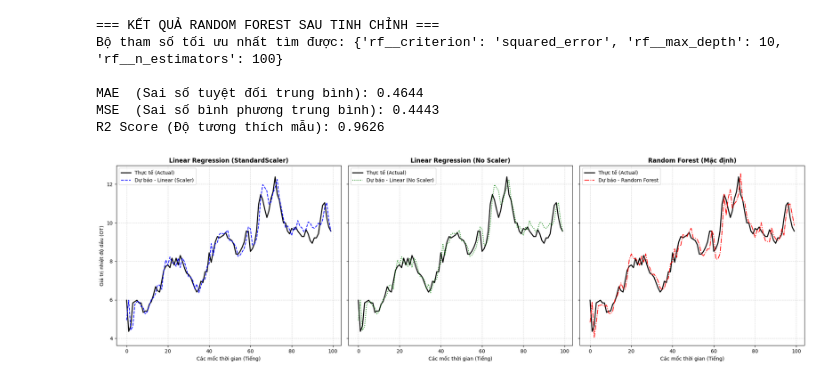
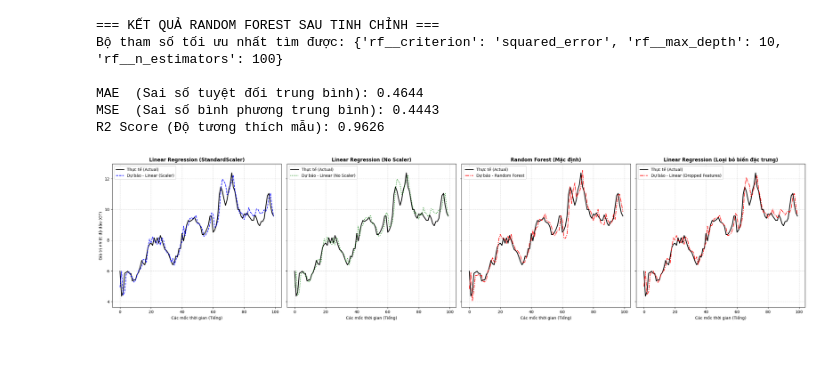
Before and after one commit to longlephanhai/Model_ETT, a Jupyter notebook: train.ipynb, the cells around one changed output. Cells and saved outputs as stored; diff of their text form; code cells hidden in the pictures; blank space fills up the shorter version.

```diff
--- a/train.ipynb
+++ b/train.ipynb
@@ -54,6 +95,13 @@ y_train = y[:int(num_samples * train_ratio)]
 x_test = x[int(num_samples * train_ratio):]
 y_test = y[int(num_samples * train_ratio):]
 
+cols_to_drop = [col for col in x.columns if "MUFL" in col or "MULL" in col]
+
+feature_remover = ColumnTransformer(
+    transformers=[('drop_features', 'drop', cols_to_drop)],
+    remainder='passthrough'
+)
+
 print(f"Số lượng mẫu tập Train: {len(x_train)}")
 print(f"Số lượng mẫu tập Test: {len(x_test)}")
 # %% [output]
@@ -75,10 +123,18 @@ pipe_rf = Pipeline([
 ])
 
 
+pipe_linear_dropped = Pipeline([
+    ('selector', feature_remover),
+    ('scaler', StandardScaler()),
+    ('regressor', LinearRegression())
+])
+
+
 models = {
     "Linear": pipe_linear,
     "Linear (No Scaler)": pipe_linear_no_scaler,
-    "Random Forest (Mặc định)": pipe_rf
+    "Random Forest (Mặc định)": pipe_rf,
+    "Linear (Dropped Features)": pipe_linear_dropped
 }
 results = {}
 
@@ -172,6 +231,7 @@ R2 Score (Độ tương thích mẫu): 0.9626
 pred_linear = pipe_linear.predict(x_test)
 pred_linear_no_scaler = pipe_linear_no_scaler.predict(x_test)
 pred_rf = pipe_rf.predict(x_test)
+pred_linear_dropped = pipe_linear_dropped.predict(x_test)
 
 # 2. Cấu hình số lượng điểm dữ liệu cuối muốn vẽ (Ví dụ: 100 điểm cuối)
 zoom_steps = 100
@@ -180,44 +240,64 @@ time_axis = np.arange(zoom_steps)
 # Lấy dữ liệu thực tế của 100 điểm cuối
 actual_data = y_test.iloc[-zoom_steps:].values
 
-# 3. Khởi tạo khung tranh gồm 1 hàng và 3 cột hình nằm ngang
-fig, axes = plt.subplots(nrows=1, ncols=3, figsize=(20, 6), sharey=True)
+# 3. Khởi tạo khung tranh gồm 1 hàng và 4 cột hình nằm ngang
+fig, axes = plt.subplots(nrows=1, ncols=4, figsize=(25, 6), sharey=True)
 
 # -------------------------------------------------------------------------
 # HÌNH 1: SO SÁNH LINEAR REGRESSION (CÓ SCALER)
 # -------------------------------------------------------------------------
-axes[0].plot(time_axis, actual_data, label='Thực tế (Actual)', color='black', linewidth=2)
-axes[0].plot(time_axis, pred_linear[-zoom_steps:], label='Dự báo - Linear (Scaler)', color='blue', linewidth=1.5, linestyle='--')
-axes[0].set_title("Linear Regression (StandardScaler)", fontsize=12, fontweight='bold')
+axes[0].plot(time_axis, actual_data, label='Thực tế (Actual)',
+             color='black', linewidth=2)
+axes[0].plot(time_axis, pred_linear[-zoom_steps:],
+             label='Dự báo - Linear (Scaler)', color='blue', linewidth=1.5, linestyle='--')
+axes[0].set_title("Linear Regression (StandardScaler)",
+                  fontsize=12, fontweight='bold')
 axes[0].set_xlabel("Các mốc thời gian (Tiếng)")
 axes[0].set_ylabel("Giá trị nhiệt độ dầu (OT)")
 axes[0].grid(True, linestyle='--', alpha=0.5)
 axes[0].legend(loc='upper left')
 
 # -------------------------------------------------------------------------
 # HÌNH 2: SO SÁNH LINEAR REGRESSION (KHÔNG SCALER)
 # -------------------------------------------------------------------------
-axes[1].plot(time_axis, actual_data, label='Thực tế (Actual)', color='black', linewidth=2)
-axes[1].plot(time_axis, pred_linear_no_scaler[-zoom_steps:], label='Dự báo - Linear (No Scaler)', color='green', linewidth=1.5, linestyle=':')
-axes[1].set_title("Linear Regression (No Scaler)", fontsize=12, fontweight='bold')
+axes[1].plot(time_axis, actual_data, label='Thực tế (Actual)',
+             color='black', linewidth=2)
+axes[1].plot(time_axis, pred_linear_no_scaler[-zoom_steps:],
+             label='Dự báo - Linear (No Scaler)', color='green', linewidth=1.5, linestyle=':')
+axes[1].set_title("Linear Regression (No Scaler)",
+                  fontsize=12, fontweight='bold')
 axes[1].set_xlabel("Các mốc thời gian (Tiếng)")
 axes[1].grid(True, linestyle='--', alpha=0.5)
 axes[1].legend(loc='upper left')
 
 # -------------------------------------------------------------------------
 # HÌNH 3: SO SÁNH RANDOM FOREST
 # -------------------------------------------------------------------------
-axes[2].plot(time_axis, actual_data, label='Thực tế (Actual)', color='black', linewidth=2)
-axes[2].plot(time_axis, pred_rf[-zoom_steps:], label='Dự báo - Random Forest', color='red', linewidth=1.5, linestyle='-.')
+axes[2].plot(time_axis, actual_data, label='Thực tế (Actual)',
+             color='black', linewidth=2)
+axes[2].plot(time_axis, pred_rf[-zoom_steps:], label='Dự báo - Random Forest',
+             color='red', linewidth=1.5, linestyle='-.')
 axes[2].set_title("Random Forest (Mặc định)", fontsize=12, fontweight='bold')
 axes[2].set_xlabel("Các mốc thời gian (Tiếng)")
 axes[2].grid(True, linestyle='--', alpha=0.5)
 axes[2].legend(loc='upper left')
+
+# -------------------------------------------------------------------------
+# HÌNH 4: SO SÁNH LINEAR REGRESSION (LOẠI BỎ BIẾN ĐẶC TRƯNG)
+# -------------------------------------------------------------------------
+axes[3].plot(time_axis, actual_data, label='Thực tế (Actual)',
+             color='black', linewidth=2)
+axes[3].plot(time_axis, pred_linear_dropped[-zoom_steps:], label='Dự báo - Linear (Dropped Features)',
+             color='red', linewidth=1.5, linestyle='-.')
+axes[3].set_title("Linear Regression (Loại bỏ biến đặc trưng)", fontsize=12, fontweight='bold')
+axes[3].set_xlabel("Các mốc thời gian (Tiếng)")
+axes[3].grid(True, linestyle='--', alpha=0.5)
+axes[3].legend(loc='upper left')
 
 # 4. Tối ưu khoảng cách giữa các đồ thị để không bị đè chữ
 plt.tight_layout()
 
 # 5. Hiển thị đồ thị ra Notebook
 plt.show()
 # %% [output]
-[figure, old version]
+[figure, new version]
```
Also changed, not shown: parts of 5 cells of this notebook, 3 other files.
